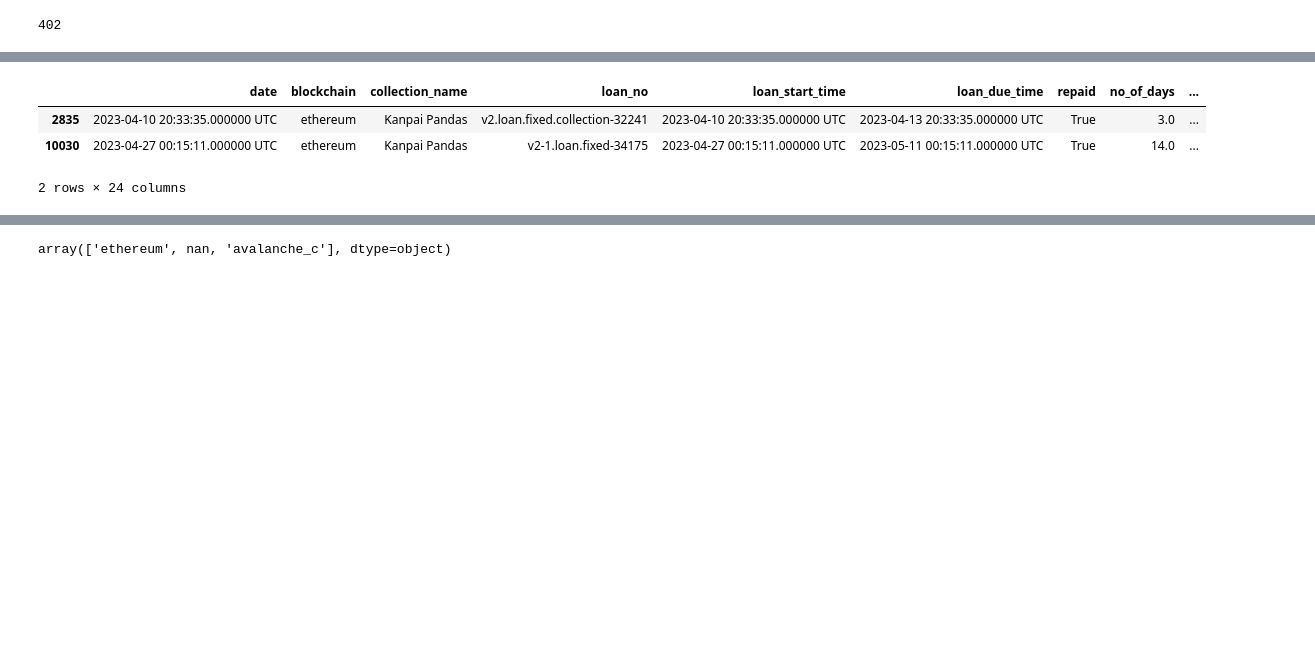
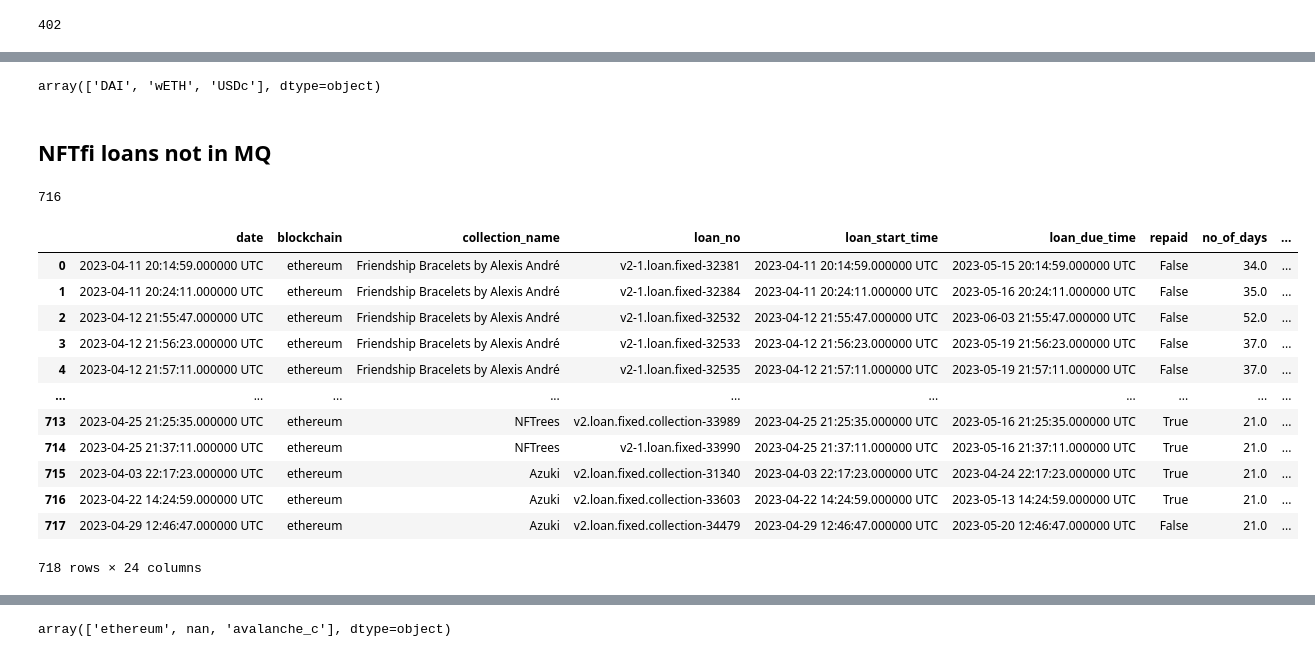
Before and after one commit to datagemsai/ChartGPT-API, a Jupyter notebook: analysis/nftfi_mq.ipynb, the cells around one changed output, grey strips where cells are left out. Saved outputs shown, nothing was run; the diff lists cells and outputs as text; code cells hidden in the pictures; blank space fills up the shorter version.

```diff
--- a/analysis/nftfi_mq.ipynb
+++ b/analysis/nftfi_mq.ipynb
@@ -167,7 +165,32 @@ april_nftfi = april_nftfi[~(april_nftfi['blockchain'] == 'optimism')]
-# %%
-april_nftfi.loc[april_nftfi.loan_no_cleaned.duplicated()== True]
-# %% [output]
-|  | date | blockchain | collection_name | loan_no | loan_start_time | loan_due_time | repaid | no_of_days | ... |
-| 2835 | 2023-04-10 20:33:35.000000 UTC | ethereum | Kanpai Pandas | v2.loan.fixed.collection-32241 | 2023-04-10 20:33:35.000000 UTC | 2023-04-13 20:33:35.000000 UTC | True | 3.0 | ... |
-| 10030 | 2023-04-27 00:15:11.000000 UTC | ethereum | Kanpai Pandas | v2-1.loan.fixed-34175 | 2023-04-27 00:15:11.000000 UTC | 2023-05-11 00:15:11.000000 UTC | True | 14.0 | ... |
-2 rows × 24 columns
+# %%
+# We need to explore this table
+mq_not_in_nftfi.erc20_name.unique()
+# %% [output]
+array(['DAI', 'wETH', 'USDc'], dtype=object)
+# %% [markdown]
+## NFTfi loans not in MQ
+# %%
+nftfi_loans_not_in_mq = list(
+        set(list(april_nftfi.loan_no_cleaned)) - set(list(april_mq.loan_id_cleaned))
+    )
+len(nftfi_loans_not_in_mq)
+# %% [output]
+716
+# %%
+## LOANS IN NFTFI AND NOT IN MQ
+nftfi_not_in_mq = april_nftfi[april_nftfi['loan_no_cleaned'].isin(nftfi_loans_not_in_mq)].reset_index(drop=True)
+nftfi_not_in_mq
+# %% [output]
+|  | date | blockchain | collection_name | loan_no | loan_start_time | loan_due_time | repaid | no_of_days | ... |
+| 0 | 2023-04-11 20:14:59.000000 UTC | ethereum | Friendship Bracelets by Alexis André | v2-1.loan.fixed-32381 | 2023-04-11 20:14:59.000000 UTC | 2023-05-15 20:14:59.000000 UTC | False | 34.0 | ... |
+| 1 | 2023-04-11 20:24:11.000000 UTC | ethereum | Friendship Bracelets by Alexis André | v2-1.loan.fixed-32384 | 2023-04-11 20:24:11.000000 UTC | 2023-05-16 20:24:11.000000 UTC | False | 35.0 | ... |
+| 2 | 2023-04-12 21:55:47.000000 UTC | ethereum | Friendship Bracelets by Alexis André | v2-1.loan.fixed-32532 | 2023-04-12 21:55:47.000000 UTC | 2023-06-03 21:55:47.000000 UTC | False | 52.0 | ... |
+| 3 | 2023-04-12 21:56:23.000000 UTC | ethereum | Friendship Bracelets by Alexis André | v2-1.loan.fixed-32533 | 2023-04-12 21:56:23.000000 UTC | 2023-05-19 21:56:23.000000 UTC | False | 37.0 | ... |
+| 4 | 2023-04-12 21:57:11.000000 UTC | ethereum | Friendship Bracelets by Alexis André | v2-1.loan.fixed-32535 | 2023-04-12 21:57:11.000000 UTC | 2023-05-19 21:57:11.000000 UTC | False | 37.0 | ... |
+| ... | ... | ... | ... | ... | ... | ... | ... | ... | ... |
+| 713 | 2023-04-25 21:25:35.000000 UTC | ethereum | NFTrees | v2.loan.fixed.collection-33989 | 2023-04-25 21:25:35.000000 UTC | 2023-05-16 21:25:35.000000 UTC | True | 21.0 | ... |
+| 714 | 2023-04-25 21:37:11.000000 UTC | ethereum | NFTrees | v2-1.loan.fixed-33990 | 2023-04-25 21:37:11.000000 UTC | 2023-05-16 21:37:11.000000 UTC | True | 21.0 | ... |
+| 715 | 2023-04-03 22:17:23.000000 UTC | ethereum | Azuki | v2.loan.fixed.collection-31340 | 2023-04-03 22:17:23.000000 UTC | 2023-04-24 22:17:23.000000 UTC | True | 21.0 | ... |
+| 716 | 2023-04-22 14:24:59.000000 UTC | ethereum | Azuki | v2.loan.fixed.collection-33603 | 2023-04-22 14:24:59.000000 UTC | 2023-05-13 14:24:59.000000 UTC | True | 21.0 | ... |
+| 717 | 2023-04-29 12:46:47.000000 UTC | ethereum | Azuki | v2.loan.fixed.collection-34479 | 2023-04-29 12:46:47.000000 UTC | 2023-05-20 12:46:47.000000 UTC | False | 21.0 | ... |
+718 rows × 24 columns
```
Also changed, not shown: parts of 28 cells of this notebook.
